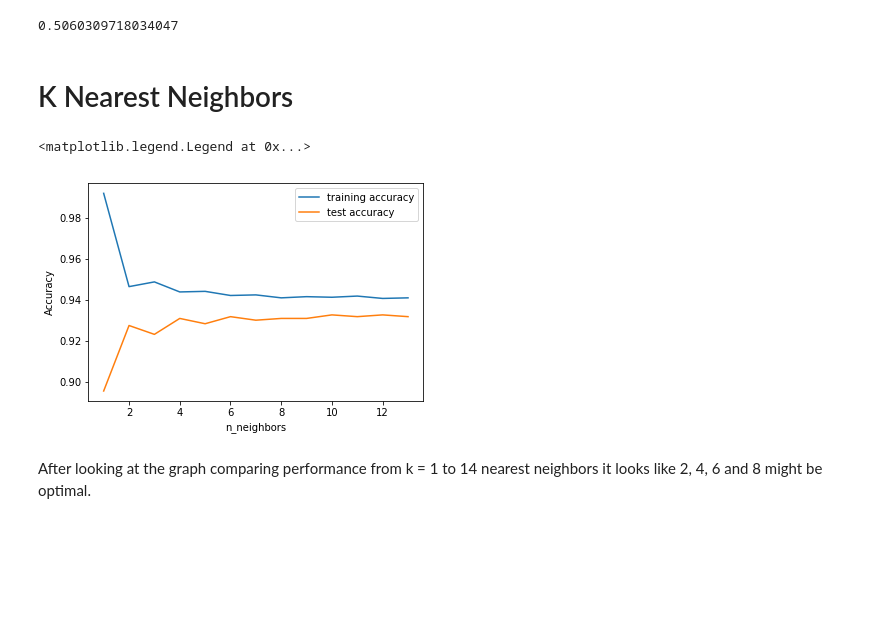
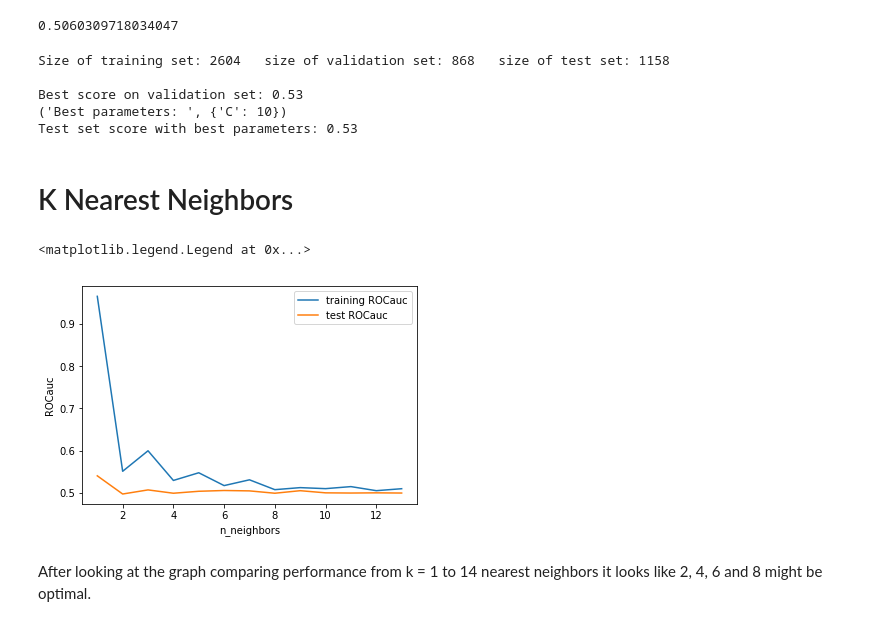
Before and after one commit to Gavin-Whitesitt/Project-1, a Jupyter notebook: Problem #3.ipynb, the cells around one changed output. Cells and saved outputs as stored; diff of their text form; code cells hidden in the pictures; blank space fills up the shorter version.

```diff
--- a/Problem #3.ipynb
+++ b/Problem #3.ipynb
@@ -180,31 +187,72 @@ Test set score: 0.934
 roc_auc_score(ytest, y_model)
 # %% [output]
 0.5060309718034047
+# %%
+# split data into train+validation set and test set
+X_trainval, X_test, y_trainval, y_test = train_test_split(
+    X_Caravan, Y_Caravan, random_state=0)
+# split train+validation set into training and validation sets
+X_train, X_valid, y_train, y_valid = train_test_split(
+    X_trainval, y_trainval, random_state=1)
+print("Size of training set: {}   size of validation set: {}   size of test set:"
+      " {}\n".format(X_train.shape[0], X_valid.shape[0], X_test.shape[0]))
+
+best_score = 0
+
+for C in [0.0001, 0.001, .002, 0.01, 0.1, 1, 10, 100]:
+        # for each combination of parameters train an SVC
+        logreg = LogisticRegression(C=C)
+        logreg.fit(X_valid, y_valid)
+        # evaluate the logreg on the validation set
+        y_model = logreg.predict(Xtest)
+        score = roc_auc_score(ytest, y_model)
+        # if we got a better score, store the score and parameters
+        if score > best_score:
+            best_score = score
+            best_parameter = {'C': C}
+
+# rebuild a model on the combined training and validation set,
+# and evaluate it on the test set
+logreg = LogisticRegression(**best_parameter)
+logreg.fit(X_trainval, y_trainval)
+test_score = roc_auc_score(ytest, y_model)
+print("Best score on validation set: {:.2f}".format(best_score))
+print("Best parameters: ", best_parameter)
+print("Test set score with best parameters: {:.2f}".format(test_score))
+# %% [output]
+Size of training set: 2604   size of validation set: 868   size of test set: 1158
+
+Best score on validation set: 0.53
+('Best parameters: ', {'C': 10})
+Test set score with best parameters: 0.53
 # %% [markdown]
 # K Nearest Neighbors
 # %%
 training_accuracy = []
 test_accuracy = []
 # try n_neighbors from 1 to 14
 neighbors_settings = range(1, 14)
 
 for n_neighbors in neighbors_settings:
     # build the model
     clf = KNeighborsClassifier(n_neighbors=n_neighbors)
     clf.fit(Xtrain, ytrain)
-    # record training set accuracy
-    training_accuracy.append(clf.score(Xtrain, ytrain))
-    # record generalization accuracy
-    test_accuracy.append(clf.score(Xtest, ytest))
+    #create y_model for use in roc_score
+    y_model_train = clf.predict(Xtrain)
+    y_model_test = clf.predict(Xtest)
+    # record training set ROCauc
+    training_accuracy.append(roc_auc_score(ytrain, y_model_train))
+    # record generalization ROCauc
+    test_accuracy.append(roc_auc_score(ytest, y_model_test))
 
-plt.plot(neighbors_settings, training_accuracy, label="training accuracy")
-plt.plot(neighbors_settings, test_accuracy, label="test accuracy")
-plt.ylabel("Accuracy")
+plt.plot(neighbors_settings, training_accuracy, label="training ROCauc")
+plt.plot(neighbors_settings, test_accuracy, label="test ROCauc")
+plt.ylabel("ROCauc")
 plt.xlabel("n_neighbors")
 plt.legend()
 # %% [output]
 <matplotlib.legend.Legend at 0x...>
-[figure, old version]
+[figure, new version]
 # %% [markdown]
 After looking at the graph comparing performance from k = 1 to 14 nearest neighbors it looks like 2, 4, 6 and 8 might be optimal.
 # %%
```
Also changed, not shown: parts of 2 cells of this notebook.
